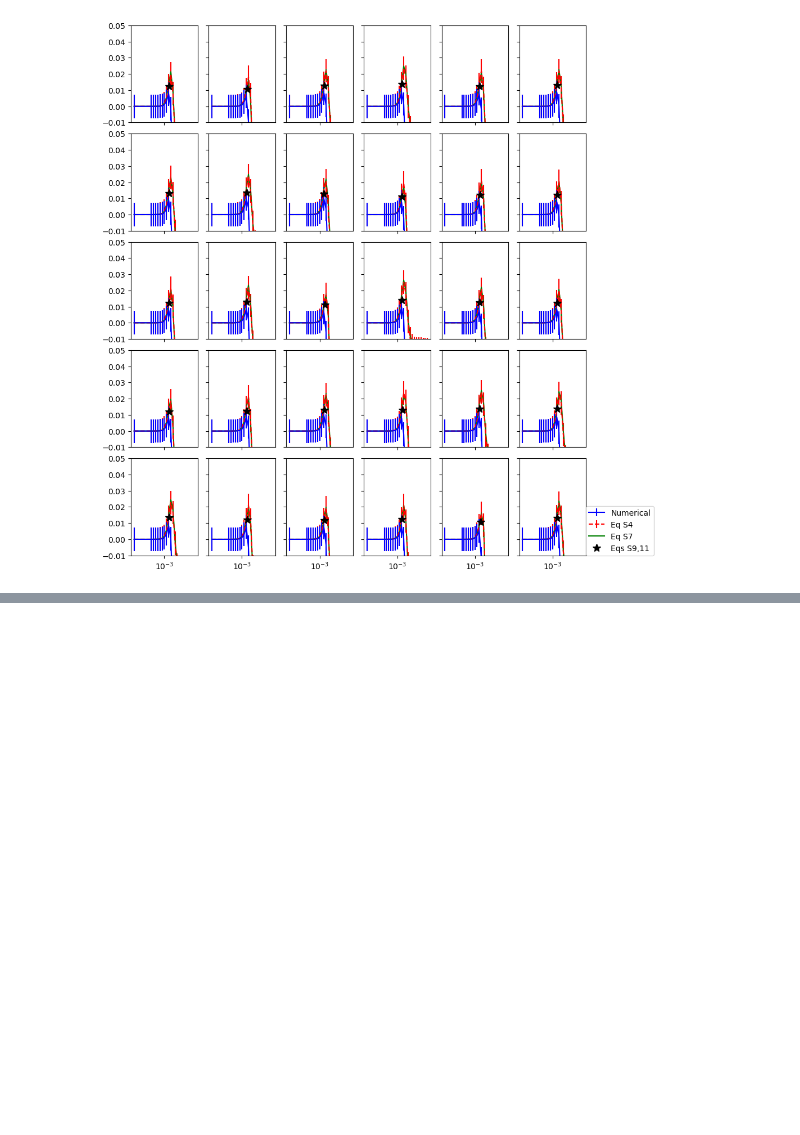
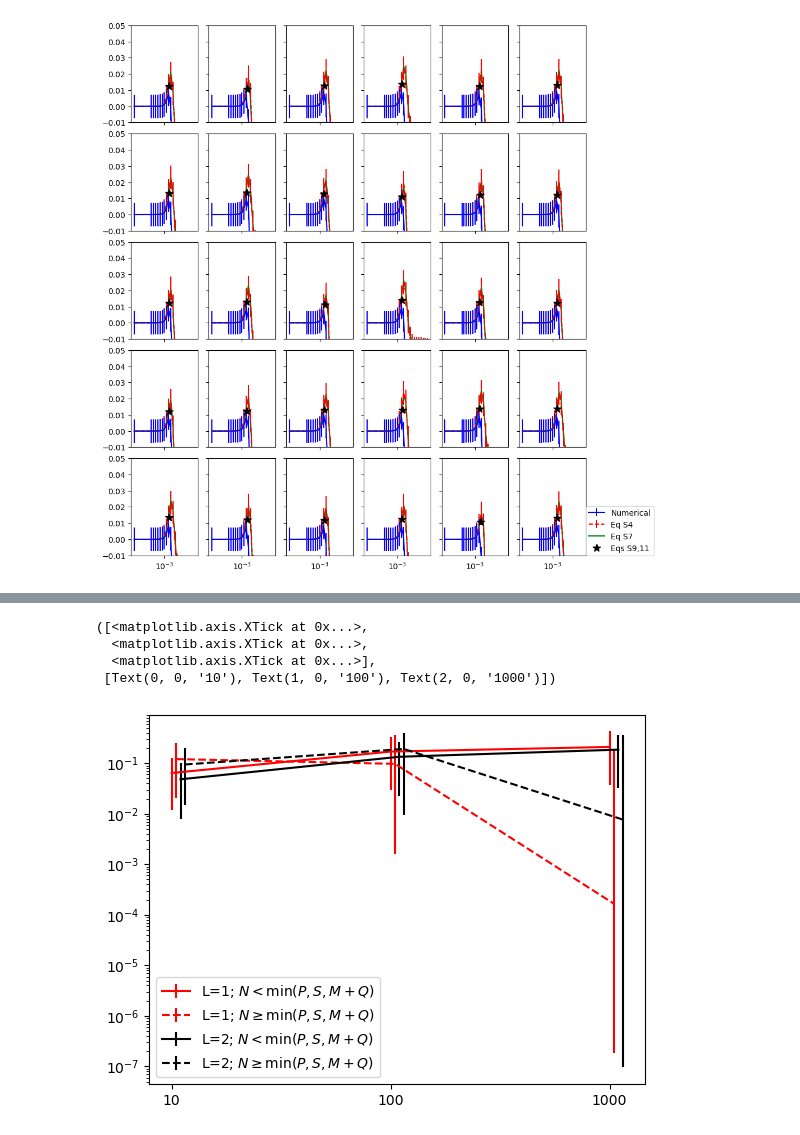
Before and after one commit to zdeblick/JointTraining, a Jupyter notebook: Figures.ipynb, the cells around one changed output, grey strips where cells are left out. Cells and saved outputs as stored; diff of their text form; code cells hidden in the pictures; blank space fills up the shorter version.

```diff
--- a/Figures.ipynb
+++ b/Figures.ipynb
@@ -595,0 +642,34 @@ plt.grid()
+# %%
+fig,ax = plt.subplots()
+Ls = [1,2]
+color = {1:'r',2:'k'}
+dash = ['-','--']
+epochs = [10,100,1000]
+alpha = 0.1
+plt.yscale('log')
+for L in Ls:
+    Df = np.load('YL_sum_varySNMQ_L='+str(L)+'.npz')
+#     if L==1:
+#         Df = {k:Df[k][:,(0,2)] for k in Df.keys()}
+    D = {k:Df[k][:,0] for k in Df.keys()}
+    min_Ns = np.min(D['Ns'],axis=-1) if len(D['Ns'].shape)==2 else D['Ns']
+    ibnk = min_Ns<np.minimum(D['Ps'],D['Ss'],D['Ms']+D['Qs'])
+    ok = D['Ps']>=0*np.maximum(D['Ss'],D['Ms']+D['Qs'])
+    T_JTs = (Df['Cval_inds']-Df['Cval_JTs'])/Df['Cval_inds']
+    center = np.median(T_JTs[ibnk&ok,:],axis=0)
+    yerr = np.array([np.percentile(T_JTs[ibnk&ok,:],100*alpha,axis=0),np.percentile(T_JTs[ibnk&ok,:],100*(1-alpha),axis=0)])
+    plt.errorbar(np.arange(len(epochs))+0.04*(L-1),center,fmt=color[L]+dash[0],
+                 yerr=np.abs(center-yerr), label='L='+str(L)+'; $N<\min(P,S,M+Q)$')
+    center = np.median(T_JTs[~ibnk&ok,:],axis=0)
+    yerr = np.array([np.percentile(T_JTs[~ibnk&ok,:],100*alpha,axis=0),np.percentile(T_JTs[~ibnk&ok,:],100*(1-alpha),axis=0)])
+    plt.errorbar(np.arange(len(epochs))+0.02+0.04*(L-1),center,fmt=color[L]+dash[1],
+                 yerr=np.abs(center-yerr), label='L='+str(L)+'; $N\geq\min(P,S,M+Q)$')
+
+plt.legend()
+plt.xticks(np.arange(len(epochs)),epochs)
+# %% [output]
+([<matplotlib.axis.XTick at 0x...>,
+  <matplotlib.axis.XTick at 0x...>,
+  <matplotlib.axis.XTick at 0x...>],
+ [Text(0, 0, '10'), Text(1, 0, '100'), Text(2, 0, '1000')])
+[figure, added]
```
Also changed, not shown: parts of 15 cells of this notebook.
